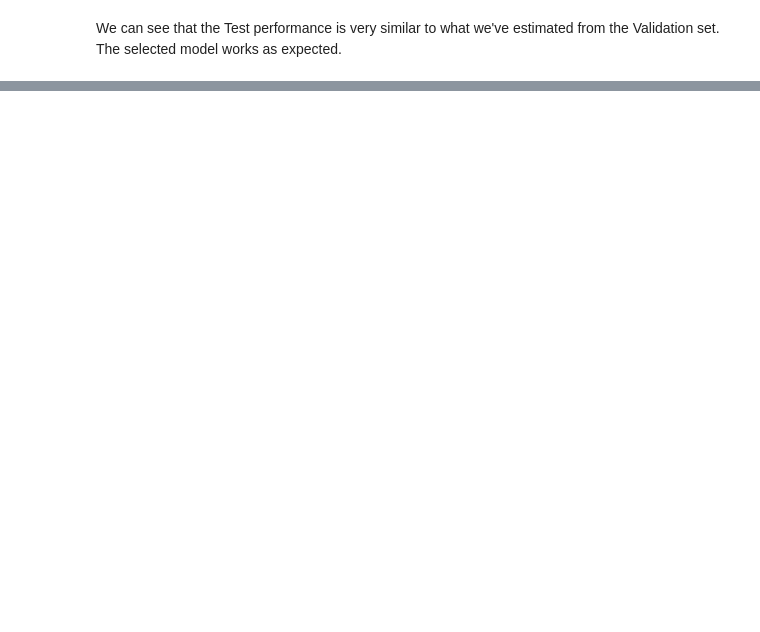
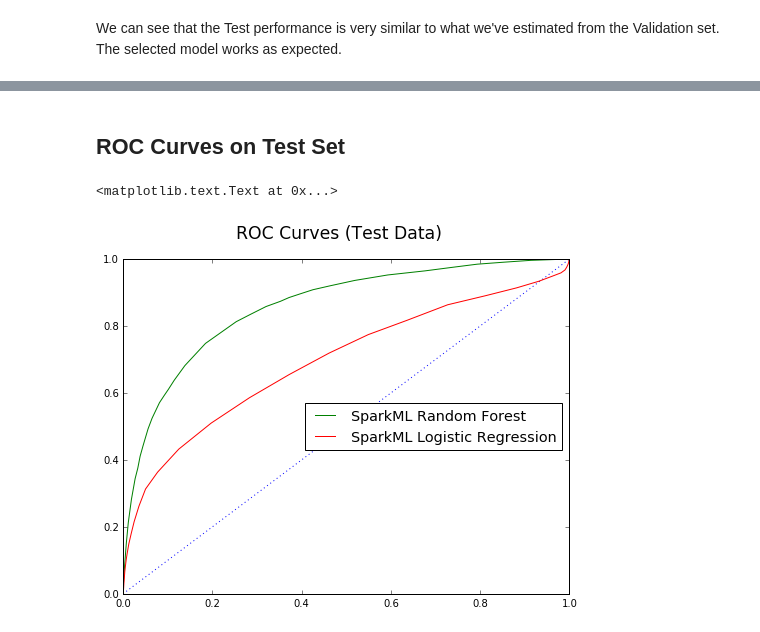
Before and after one commit to ChicagoBoothML/MachineLearning_Fall2015, a Jupyter notebook: Programming Scripts/Kaggle Credit Scoring/Python/KaggleCreditScoring.ipynb, the cells around one changed output, grey strips where cells are left out. Cells and saved outputs as stored; diff of their text form; code cells hidden in the pictures; blank space fills up the shorter version.

Commit message:
Kaggle Credit Scoring: add Apache Spark solution

```diff
--- a/Programming Scripts/Kaggle Credit Scoring/Python/KaggleCreditScoring.ipynb
+++ b/Programming Scripts/Kaggle Credit Scoring/Python/KaggleCreditScoring.ipynb
@@ -352,0 +843,5 @@ We can see that the Test performance is very similar to what we've estimated fro
+# %%
+# fit Logistic Regression
+lr_model = \
+    lr_pipeline_estimator.fit(
+        dataset=credit_scoring_train_ddf)
@@ -352,0 +917,41 @@ We can see that the Test performance is very similar to what we've estimated fro
+# %% [markdown]
+## ROC Curves on Test Set
+# %%
+rf_oos_performance = \
+    bin_classif_eval(
+        numpy.array(rf_predictions_ddf.select('p_hat').rdd.map(lambda row: row[0][1]).collect()),
+        numpy.array(rf_predictions_ddf.select('SeriousDlqin2yrs_idx').rdd.map(lambda row: row[0]).collect()),
+        pos_cat=1, thresholds=prob_thresholds)
+# %%
+lr_oos_performance = \
+    bin_classif_eval(
+        numpy.array(lr_predictions_ddf.select('p_hat').rdd.map(lambda row: row[0][1]).collect()),
+        numpy.array(lr_predictions_ddf.select('SeriousDlqin2yrs_idx').rdd.map(lambda row: row[0]).collect()),
+        pos_cat=1, thresholds=prob_thresholds)
+# %%
+pyplot.rcParams.update({
+    'figure.figsize': (8, 6),
+    'figure.titlesize': 'xx-large',
+    'legend.fontsize': 'x-large'})
+
+fig, ax = pyplot.subplots()
+
+ax.plot(
+    [0, 1], [0, 1],
+    linestyle='dotted')
+
+ax.plot(
+    1 - rf_oos_performance.specificity,
+    rf_oos_performance.recall,
+    label='SparkML Random Forest')
+
+ax.plot(
+    1 - lr_oos_performance.specificity,
+    lr_oos_performance.recall,
+    label='SparkML Logistic Regression')
+
+ax.legend(loc='right')
+fig.suptitle('ROC Curves (Test Data)')
+# %% [output]
+<matplotlib.text.Text at 0x...>
+[figure, added]
```
Also changed, not shown: parts of 49 cells of this notebook.
